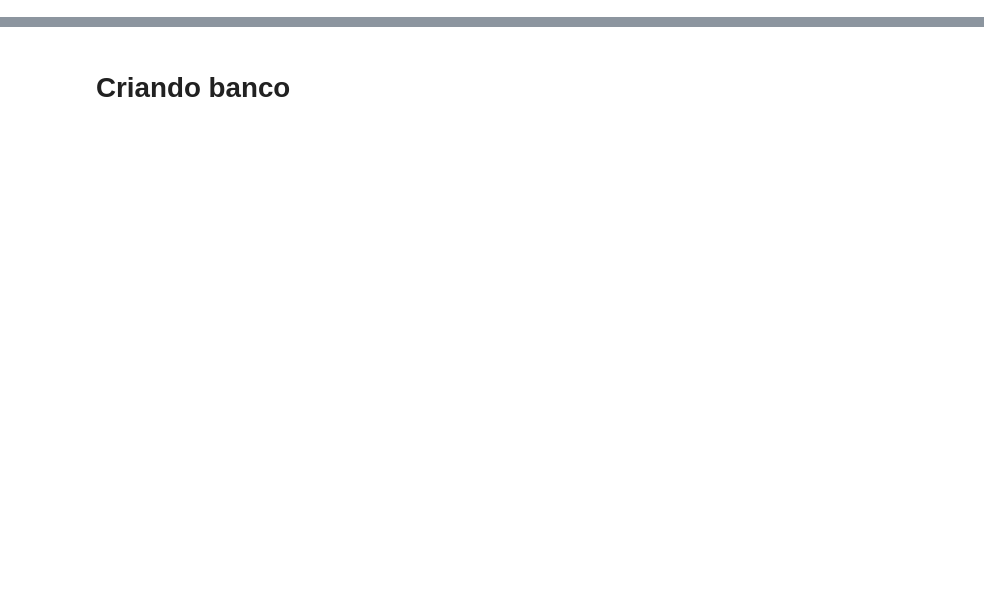
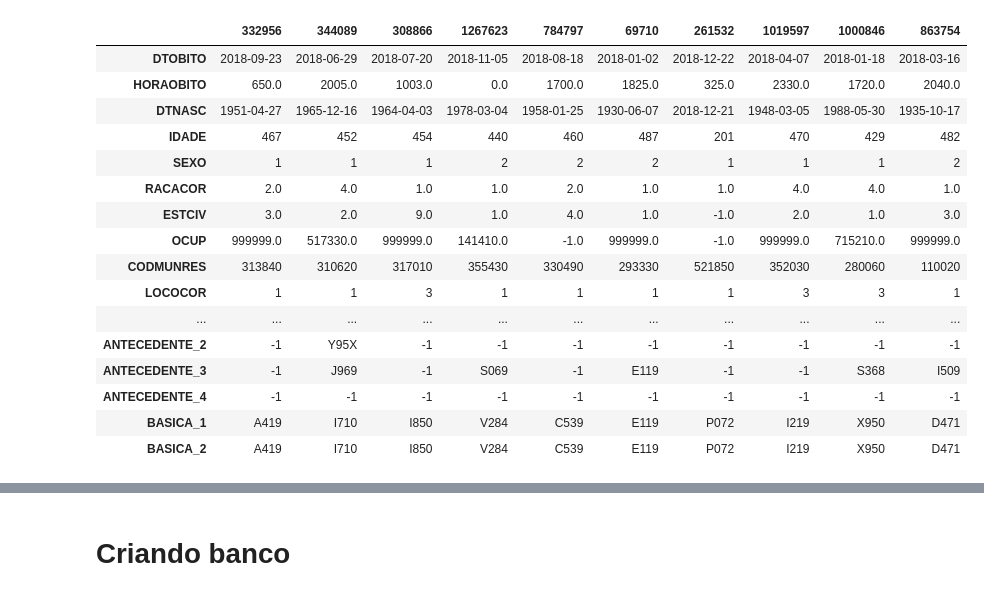
Before and after one commit to caiogoia123/Projeto_Final_BI, a Jupyter notebook: Projeto_Final.ipynb, the cells around one changed output, grey strips where cells are left out. Drawn from its saved outputs; the diff is of its cells as text; code cells hidden in the pictures; blank space fills up the shorter version.

```diff
--- a/Projeto_Final.ipynb
+++ b/Projeto_Final.ipynb
@@ -30,0 +31,20 @@ memory usage: 16.1+ MB
+# %%
+df_18_teste.head(10).T
+# %% [output]
+|  | 332956 | 344089 | 308866 | 1267623 | 784797 | 69710 | 261532 | 1019597 | 1000846 | 863754 |
+| DTOBITO | 2018-09-23 | 2018-06-29 | 2018-07-20 | 2018-11-05 | 2018-08-18 | 2018-01-02 | 2018-12-22 | 2018-04-07 | 2018-01-18 | 2018-03-16 |
+| HORAOBITO | 650.0 | 2005.0 | 1003.0 | 0.0 | 1700.0 | 1825.0 | 325.0 | 2330.0 | 1720.0 | 2040.0 |
+| DTNASC | 1951-04-27 | 1965-12-16 | 1964-04-03 | 1978-03-04 | 1958-01-25 | 1930-06-07 | 2018-12-21 | 1948-03-05 | 1988-05-30 | 1935-10-17 |
+| IDADE | 467 | 452 | 454 | 440 | 460 | 487 | 201 | 470 | 429 | 482 |
+| SEXO | 1 | 1 | 1 | 2 | 2 | 2 | 1 | 1 | 1 | 2 |
+| RACACOR | 2.0 | 4.0 | 1.0 | 1.0 | 2.0 | 1.0 | 1.0 | 4.0 | 4.0 | 1.0 |
+| ESTCIV | 3.0 | 2.0 | 9.0 | 1.0 | 4.0 | 1.0 | -1.0 | 2.0 | 1.0 | 3.0 |
+| OCUP | 999999.0 | 517330.0 | 999999.0 | 141410.0 | -1.0 | 999999.0 | -1.0 | 999999.0 | 715210.0 | 999999.0 |
+| CODMUNRES | 313840 | 310620 | 317010 | 355430 | 330490 | 293330 | 521850 | 352030 | 280060 | 110020 |
+| LOCOCOR | 1 | 1 | 3 | 1 | 1 | 1 | 1 | 3 | 3 | 1 |
+| ... | ... | ... | ... | ... | ... | ... | ... | ... | ... | ... |
+| ANTECEDENTE_2 | -1 | Y95X | -1 | -1 | -1 | -1 | -1 | -1 | -1 | -1 |
+| ANTECEDENTE_3 | -1 | J969 | -1 | S069 | -1 | E119 | -1 | -1 | S368 | I509 |
+| ANTECEDENTE_4 | -1 | -1 | -1 | -1 | -1 | -1 | -1 | -1 | -1 | -1 |
+| BASICA_1 | A419 | I710 | I850 | V284 | C539 | E119 | P072 | I219 | X950 | D471 |
+| BASICA_2 | A419 | I710 | I850 | V284 | C539 | E119 | P072 | I219 | X950 | D471 |
```
Also changed, not shown: parts of 50 cells of this notebook.
